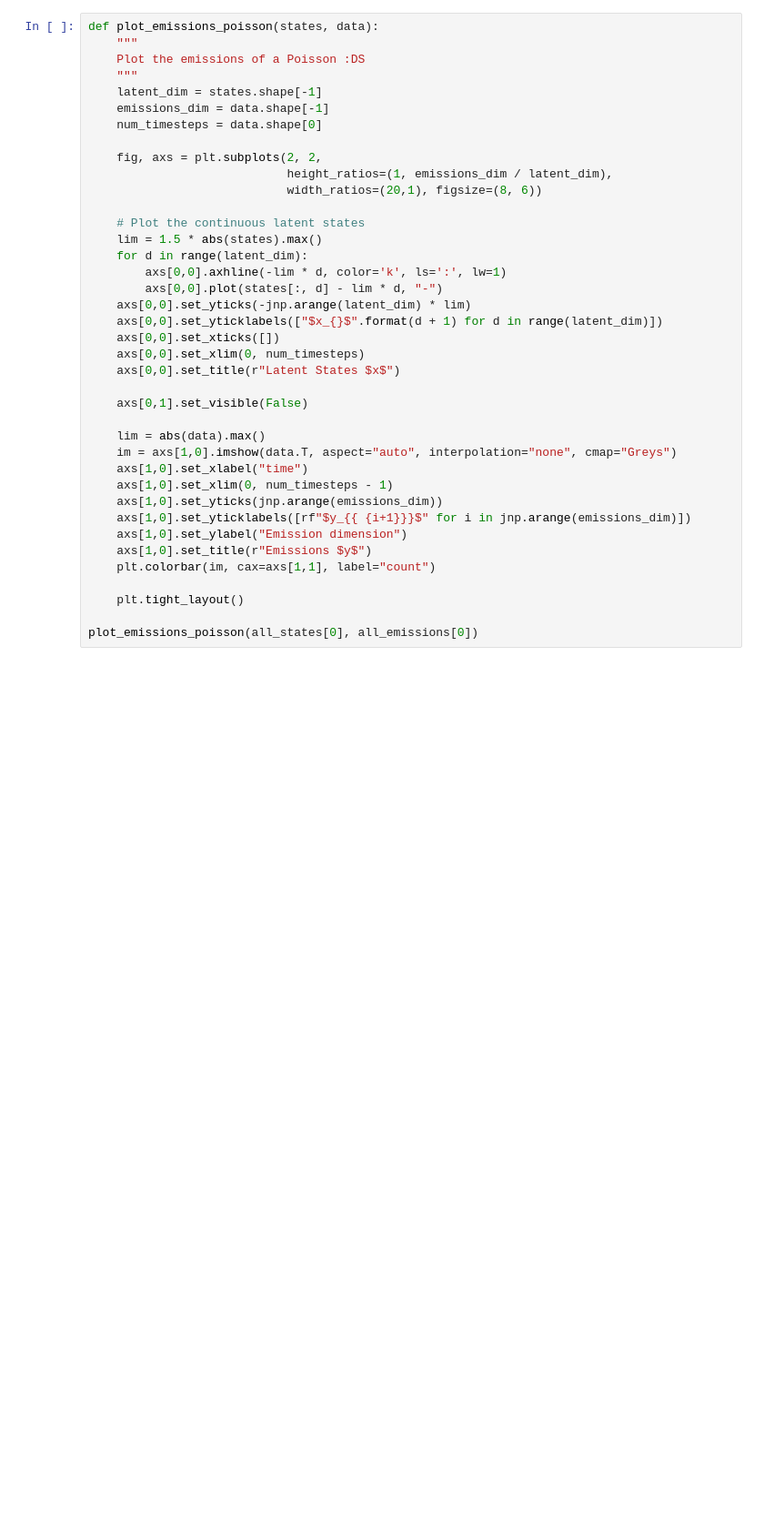
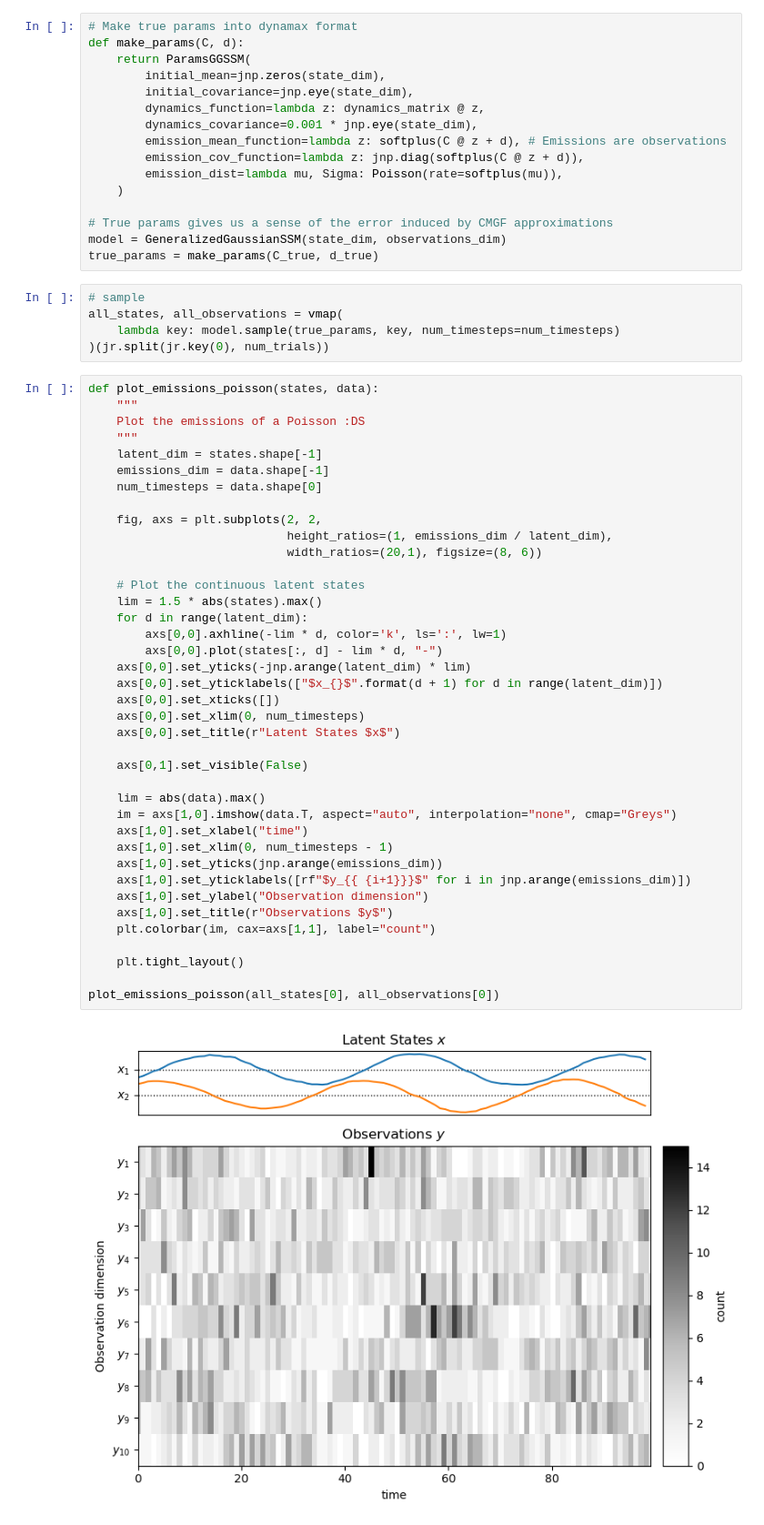
Before and after one commit to Raynor-Cerebellum-Project/RCP_analysis, a Jupyter notebook: scripts/bryan_scripts/dynamics/jax_practice.ipynb, the cells around one changed output. Shown at 91% size. Saved outputs shown, nothing was run; the diff lists cells and outputs as text; blank space fills up the shorter version.

```diff
--- a/scripts/bryan_scripts/dynamics/jax_practice.ipynb
+++ b/scripts/bryan_scripts/dynamics/jax_practice.ipynb
@@ -179,3 +26,24 @@ all_states, all_emissions = \
+# %%
+# Make true params into dynamax format
+def make_params(C, d):
+    return ParamsGGSSM(
+        initial_mean=jnp.zeros(state_dim),
+        initial_covariance=jnp.eye(state_dim),
+        dynamics_function=lambda z: dynamics_matrix @ z,
+        dynamics_covariance=0.001 * jnp.eye(state_dim),
+        emission_mean_function=lambda z: softplus(C @ z + d), # Emissions are observations
+        emission_cov_function=lambda z: jnp.diag(softplus(C @ z + d)),
+        emission_dist=lambda mu, Sigma: Poisson(rate=softplus(mu)),
+    )
+
+# True params gives us a sense of the error induced by CMGF approximations
+model = GeneralizedGaussianSSM(state_dim, observations_dim)
+true_params = make_params(C_true, d_true)
+# %%
+# sample
+all_states, all_observations = vmap(
+    lambda key: model.sample(true_params, key, num_timesteps=num_timesteps)
+)(jr.split(jr.key(0), num_trials))
 # %%
 def plot_emissions_poisson(states, data):
     """
@@ -185,33 +53,35 @@ def plot_emissions_poisson(states, data):
     emissions_dim = data.shape[-1]
     num_timesteps = data.shape[0]
 
     fig, axs = plt.subplots(2, 2,
                             height_ratios=(1, emissions_dim / latent_dim),
                             width_ratios=(20,1), figsize=(8, 6))
 
     # Plot the continuous latent states
     lim = 1.5 * abs(states).max()
     for d in range(latent_dim):
         axs[0,0].axhline(-lim * d, color='k', ls=':', lw=1)
         axs[0,0].plot(states[:, d] - lim * d, "-")
     axs[0,0].set_yticks(-jnp.arange(latent_dim) * lim)
     axs[0,0].set_yticklabels(["$x_{}$".format(d + 1) for d in range(latent_dim)])
     axs[0,0].set_xticks([])
     axs[0,0].set_xlim(0, num_timesteps)
     axs[0,0].set_title(r"Latent States $x$")
 
     axs[0,1].set_visible(False)
 
     lim = abs(data).max()
     im = axs[1,0].imshow(data.T, aspect="auto", interpolation="none", cmap="Greys")
     axs[1,0].set_xlabel("time")
     axs[1,0].set_xlim(0, num_timesteps - 1)
     axs[1,0].set_yticks(jnp.arange(emissions_dim))
     axs[1,0].set_yticklabels([rf"$y_{{ {i+1}}}$" for i in jnp.arange(emissions_dim)])
-    axs[1,0].set_ylabel("Emission dimension")
-    axs[1,0].set_title(r"Emissions $y$")
+    axs[1,0].set_ylabel("Observation dimension")
+    axs[1,0].set_title(r"Observations $y$")
     plt.colorbar(im, cax=axs[1,1], label="count")
 
     plt.tight_layout()
 
-plot_emissions_poisson(all_states[0], all_emissions[0])
+plot_emissions_poisson(all_states[0], all_observations[0])
+# %% [output]
+[figure, added]
```
Also changed, not shown: parts of 22 cells of this notebook, 22 other files.
